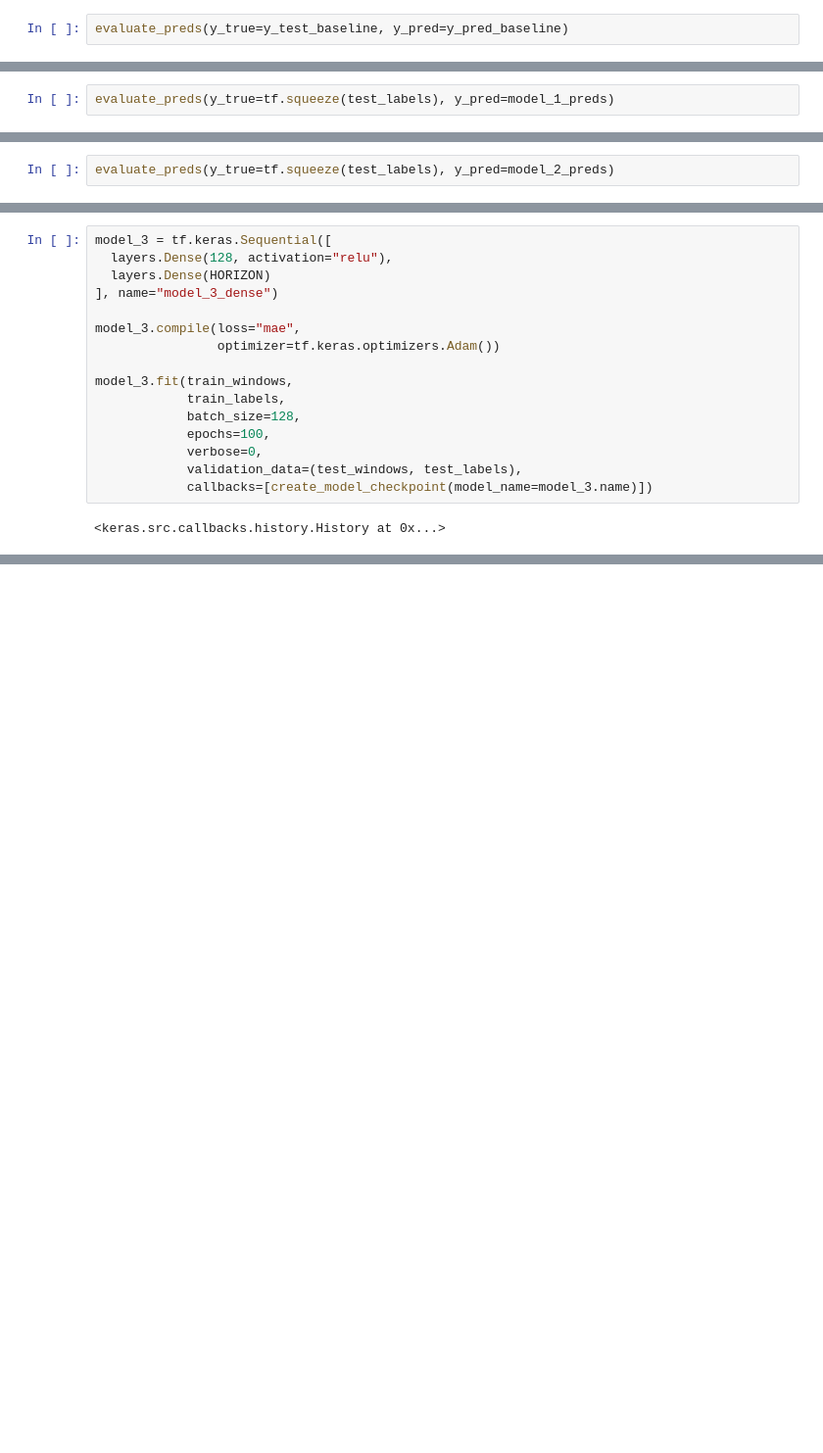
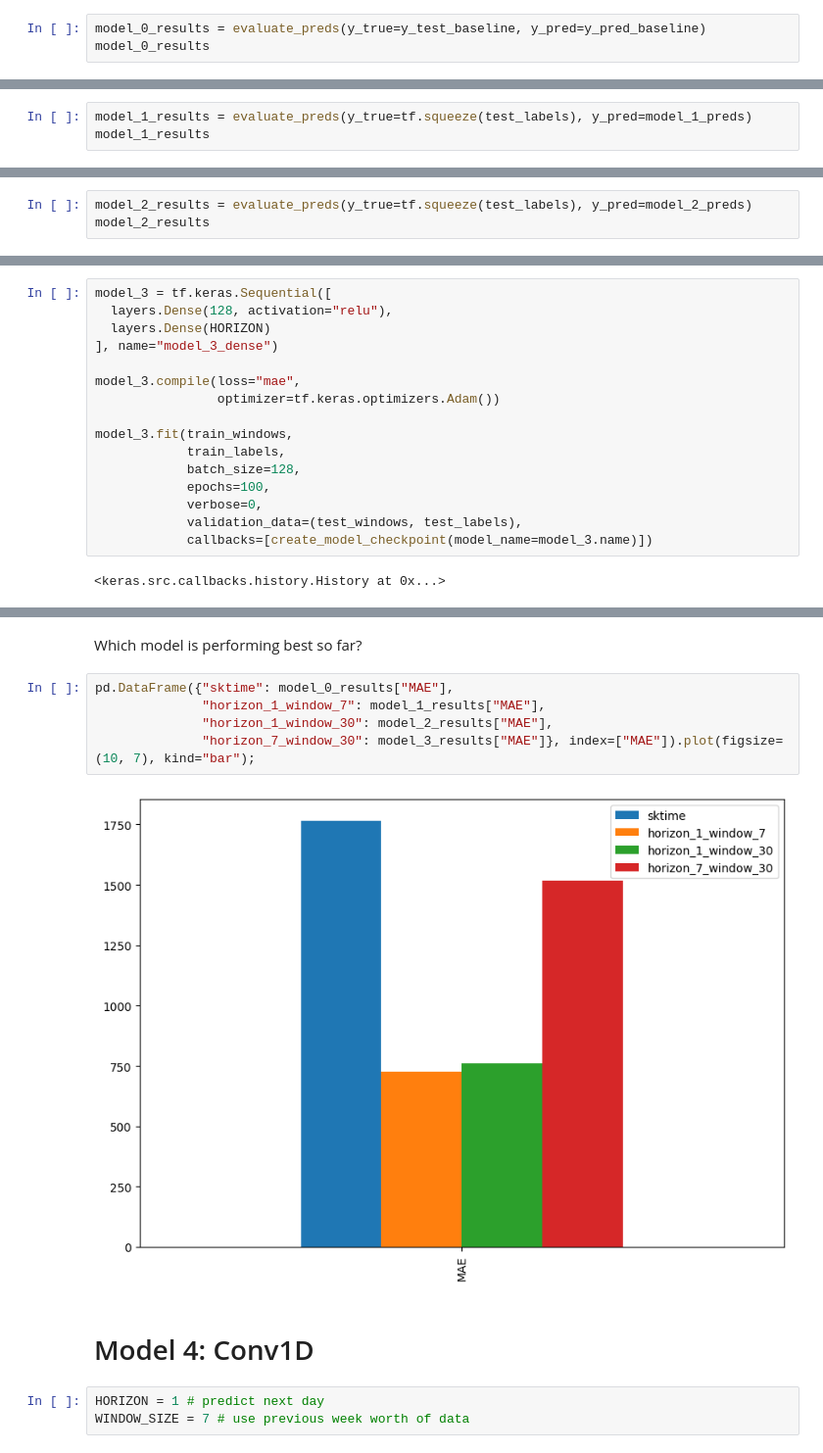
Before and after one commit to lucascarmu/BTC-Price-Predict, a Jupyter notebook: notebooks/BTC_Predict_notebook.ipynb, the cells around one changed output, grey strips where cells are left out. Shown: that part at 98% size. Cells and saved outputs as stored; diff of their text form; blank space fills up the shorter version.

```diff
--- a/notebooks/BTC_Predict_notebook.ipynb
+++ b/notebooks/BTC_Predict_notebook.ipynb
@@ -287,5 +287,6 @@ forecaster.fit(y_train_baseline, fh=fh)
 # Make predictions
 y_pred_baseline = forecaster.predict(fh)
 # %%
-evaluate_preds(y_true=y_test_baseline, y_pred=y_pred_baseline)
+model_0_results = evaluate_preds(y_true=y_test_baseline, y_pred=y_pred_baseline)
+model_0_results
 # %% [output]
@@ -462,5 +463,6 @@ tf.squeeze(test_labels).dtype, model_1_preds.dtype
 # %% [output]
 (tf.float64, tf.float64)
 # %%
-evaluate_preds(y_true=tf.squeeze(test_labels), y_pred=model_1_preds)
+model_1_results = evaluate_preds(y_true=tf.squeeze(test_labels), y_pred=model_1_preds)
+model_1_results
 # %% [output]
@@ -535,3 +537,4 @@ model_2_preds = make_preds(model_2,
 # %%
-evaluate_preds(y_true=tf.squeeze(test_labels), y_pred=model_2_preds)
+model_2_results = evaluate_preds(y_true=tf.squeeze(test_labels), y_pred=model_2_preds)
+model_2_results
 # %% [output]
@@ -615,0 +649,14 @@ R^2 Score: 0.9799
+# %% [markdown]
+Which model is performing best so far?
+# %%
+pd.DataFrame({"sktime": model_0_results["MAE"],
+              "horizon_1_window_7": model_1_results["MAE"],
+              "horizon_1_window_30": model_2_results["MAE"],
+              "horizon_7_window_30": model_3_results["MAE"]}, index=["MAE"]).plot(figsize=(10, 7), kind="bar");
+# %% [output]
+[figure, added]
+# %% [markdown]
+# Model 4: Conv1D
+# %%
+HORIZON = 1 # predict next day
+WINDOW_SIZE = 7 # use previous week worth of data
```
Also changed, not shown: parts of 62 cells of this notebook, 7 other files.
